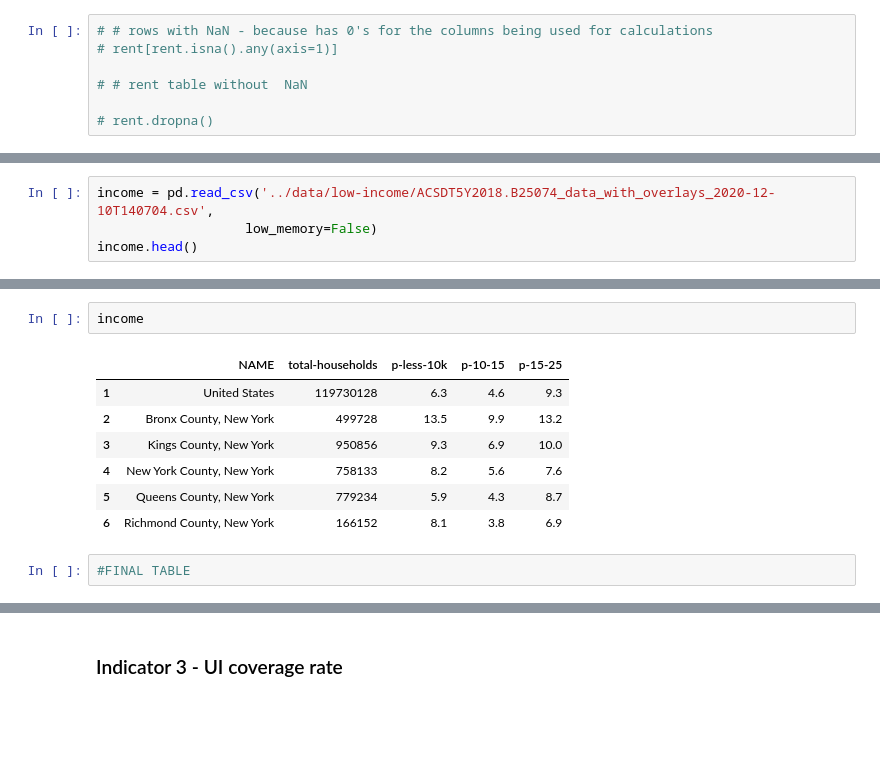
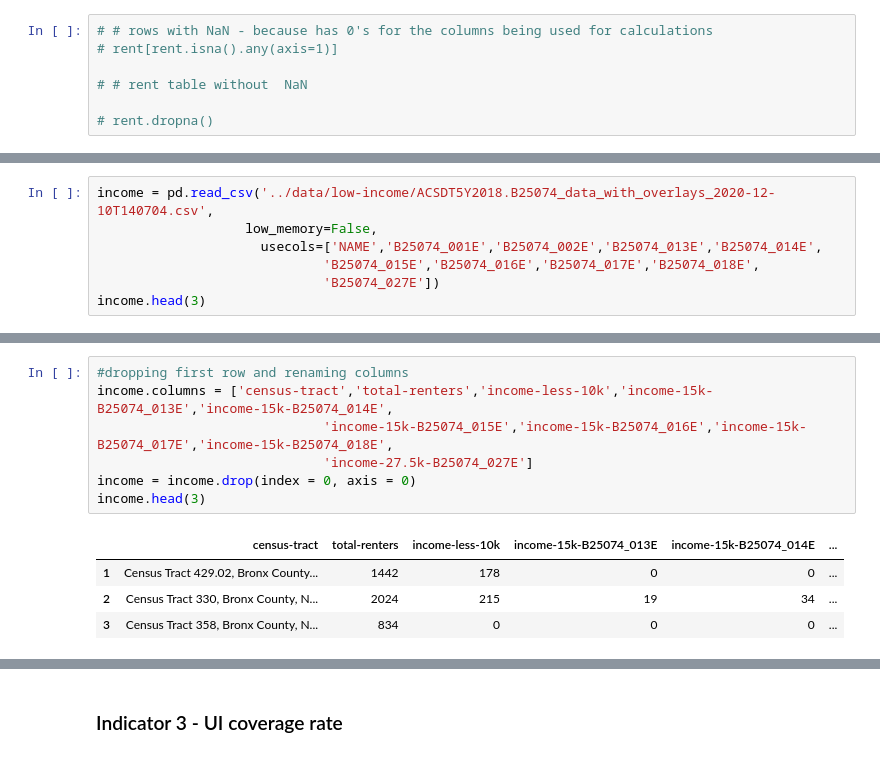
Before and after one commit to community-insight-impact/cvi_ucla_partnership, a Jupyter notebook: notebooks/merge_data_rent.ipynb, the cells around one changed output, grey strips where cells are left out. Saved outputs shown, nothing was run; the diff lists cells and outputs as text; blank space fills up the shorter version.

```diff
--- a/notebooks/merge_data_rent.ipynb
+++ b/notebooks/merge_data_rent.ipynb
@@ -78,5 +51,8 @@ rent
 # %%
 income = pd.read_csv('../data/low-income/ACSDT5Y2018.B25074_data_with_overlays_2020-12-10T140704.csv',
-                   low_memory=False)
-income.head()
+                   low_memory=False,
+                     usecols=['NAME','B25074_001E','B25074_002E','B25074_013E','B25074_014E',
+                             'B25074_015E','B25074_016E','B25074_017E','B25074_018E',
+                             'B25074_027E'])
+income.head(3)
 # %% [output]
@@ -181,12 +63,12 @@ rent_sub
-# %%
-income
-# %% [output]
-|  | NAME | total-households | p-less-10k | p-10-15 | p-15-25 |
-| 1 | United States | 119730128 | 6.3 | 4.6 | 9.3 |
-| 2 | Bronx County, New York | 499728 | 13.5 | 9.9 | 13.2 |
-| 3 | Kings County, New York | 950856 | 9.3 | 6.9 | 10.0 |
-| 4 | New York County, New York | 758133 | 8.2 | 5.6 | 7.6 |
-| 5 | Queens County, New York | 779234 | 5.9 | 4.3 | 8.7 |
-| 6 | Richmond County, New York | 166152 | 8.1 | 3.8 | 6.9 |
-# %%
-#FINAL TABLE
+# %%
+#dropping first row and renaming columns
+income.columns = ['census-tract','total-renters','income-less-10k','income-15k-B25074_013E','income-15k-B25074_014E',
+                             'income-15k-B25074_015E','income-15k-B25074_016E','income-15k-B25074_017E','income-15k-B25074_018E',
+                             'income-27.5k-B25074_027E']
+income = income.drop(index = 0, axis = 0)
+income.head(3)
+# %% [output]
+|  | census-tract | total-renters | income-less-10k | income-15k-B25074_013E | income-15k-B25074_014E | ... |
+| 1 | Census Tract 429.02, Bronx County... | 1442 | 178 | 0 | 0 | ... |
+| 2 | Census Tract 330, Bronx County, N... | 2024 | 215 | 19 | 34 | ... |
+| 3 | Census Tract 358, Bronx County, N... | 834 | 0 | 0 | 0 | ... |
```
Also changed, not shown: parts of 16 cells of this notebook.
